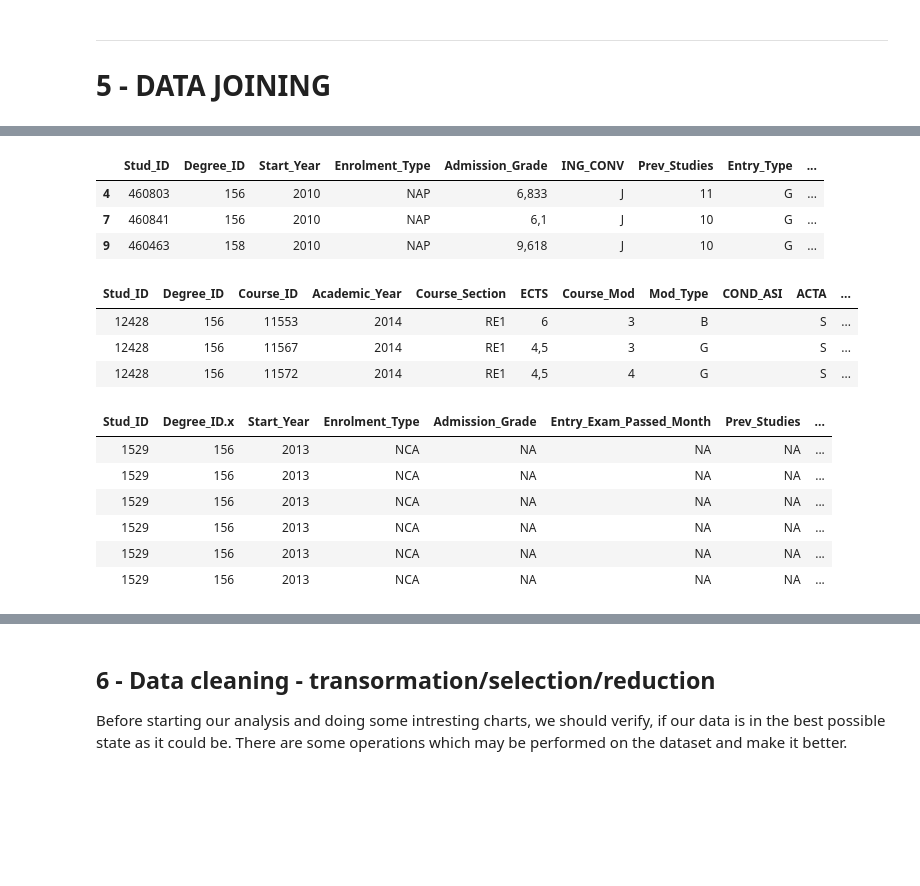
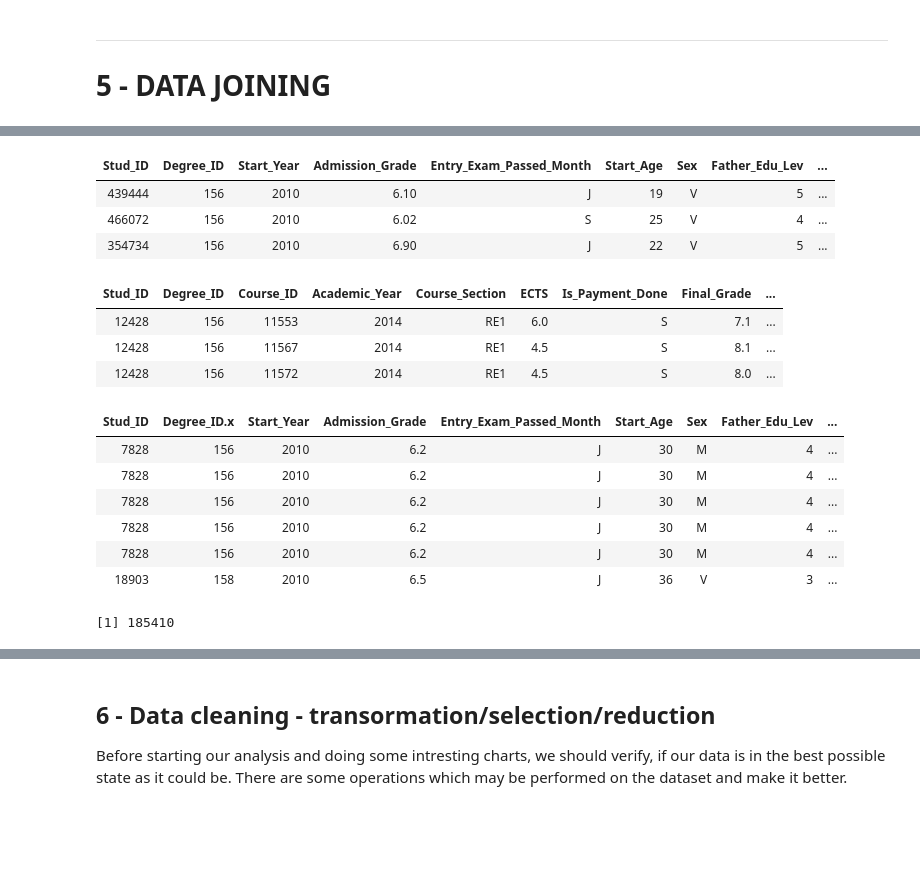
Before and after one commit to adamKuzanski/EduucatonalDataAnalysis, a Jupyter notebook: dataAnalysis.ipynb, the cells around one changed output, grey strips where cells are left out. Saved outputs shown, nothing was run; the diff lists cells and outputs as text; code cells hidden in the pictures.

Commit message:
Make data cleanup, discretization and write some ideas

```diff
--- a/dataAnalysis.ipynb
+++ b/dataAnalysis.ipynb
@@ -36,7 +39,7 @@ The provided data has been presented in the form of csv file. What is worth noti
         na.string=c("") - this function tells to marked as an NA an empty string ( so something which has nothing insinde )
 # %%
 # Load courses dataset
-courses_df <-  read.csv(paste(WORKING_DIRECTORY, DATASET_PATH, COURSES, sep='') ,header=TRUE, sep=';', na.strings=c(""))
+courses_df <-  read.csv2(paste(WORKING_DIRECTORY, DATASET_PATH, COURSES, sep='') ,header=TRUE, na.strings=c(""))
 head(courses_df, 3)
 # %% [output]
 | NIP | TIT | ASI | CACA | GLM | CTOT | BLO | TPBLO | COND_ASI | ACTA | NOTA | CAL | ... |
@@ -46,6 +49,6 @@ head(courses_df, 3)
 # %%
 # Load enrolments dataset
-enrolments_df <- read.csv(paste(WORKING_DIRECTORY, DATASET_PATH, ENROLMENTS, sep='') ,header=TRUE, sep=';', na.strings=c(""))
+enrolments_df <- read.csv2(paste(WORKING_DIRECTORY, DATASET_PATH, ENROLMENTS, sep='') ,header=TRUE, na.strings=c(""))
 head(enrolments_df, 3)
 # %% [output]
 | NIP | TIT | ANYCOM | ING_INGRESO | ING_NOTA | ING_CONV | ING_EST | ING_CUPO | CURSO_TITULADO | EDAD | ... |
@@ -429,0 +471,10 @@ As we can see now, there are no NAs in our table.
+# %%
+print("--> DROPPING 2 ROWS WITH NA")
+nb_initial_rows <- nrow(enrolments_clean_df)
+enrolments_clean_df <- enrolments_clean_df[!is.na(enrolments_clean_df$Father_Edu_Lev), ]
+enrolments_clean_df <- enrolments_clean_df[!is.na(enrolments_clean_df$Mother_Edu_Lev), ]
+nb_clean_rows <- nrow(enrolments_clean_df)
+print(paste("Rows before: ", nb_initial_rows, " Rows after: ", nb_clean_rows, sep = ""))
+
+summary(enrolments_clean_df)
+nrow(enrolments_clean_df)
@@ -502,8 +583,23 @@ So as we can see, there are few columns with NA-s
 # %%
-# lets drop NA-s for Stud_ID
+# Remove rows with NAs from ther requred columns
+print("--> DROPPING ROWS WITH NA")
+nb_initial_rows <- nrow(courses_df)
 courses_clean_df <- courses_df[!is.na(courses_df$Stud_ID), ]
-print("Stud_ID Summary")
-summary(courses_clean_df)[,1]
+courses_clean_df <- courses_clean_df[!is.na(courses_clean_df$Course_Section), ]
+courses_clean_df <- courses_clean_df[!is.na(courses_clean_df$Final_Grade), ]
+nb_clean_rows <- nrow(courses_clean_df)
+print(paste("Rows before: ", nb_initial_rows, " Rows after: ", nb_clean_rows, sep = ""))
 
-# todo - decide on Courses_Mod
+# Remove the columns which we think are useless or are not understandable
+print("--> DROPPING THE COLUMNS")
+nb_initial_cols <- ncol(courses_clean_df)
+col_drops <- c(
+    "Course_Mod",
+    "Mod_Type",
+    "COND_ASI")
+courses_clean_df <- courses_clean_df[, !(names(courses_clean_df) %in% col_drops)]
+nb_clean_cols <- ncol(courses_clean_df)
+print(paste("Columns before: ", nb_initial_cols, " Columns after: ", nb_clean_cols, sep = ""))
+
+summary(courses_clean_df)
 # %% [output]
@@ -625,29 +778,31 @@ head(courses_df_clean, 0)
     I will use "Inner join" method, as I want to have the data for students, who appeares in both datasets
 # %%
 # See the data
-head(enrolments_df_clean, 3)
-head(courses_df_clean, 3)
+head(enrolments_clean_df, 3)
+head(courses_clean_df, 3)
 # %% [output]
-|  | Stud_ID | Degree_ID | Start_Year | Enrolment_Type | Admission_Grade | ING_CONV | Prev_Studies | Entry_Type | ... |
-| 4 | 460803 | 156 | 2010 | NAP | 6,833 | J | 11 | G | ... |
-| 7 | 460841 | 156 | 2010 | NAP | 6,1 | J | 10 | G | ... |
-| 9 | 460463 | 158 | 2010 | NAP | 9,618 | J | 10 | G | ... |
+| Stud_ID | Degree_ID | Start_Year | Admission_Grade | Entry_Exam_Passed_Month | Start_Age | Sex | Father_Edu_Lev | ... |
+| 439444 | 156 | 2010 | 6.10 | J | 19 | V | 5 | ... |
+| 466072 | 156 | 2010 | 6.02 | S | 25 | V | 4 | ... |
+| 354734 | 156 | 2010 | 6.90 | J | 22 | V | 5 | ... |
-| Stud_ID | Degree_ID | Course_ID | Academic_Year | Course_Section | ECTS | Course_Mod | Mod_Type | COND_ASI | ACTA | ... |
-| 12428 | 156 | 11553 | 2014 | RE1 | 6 | 3 | B |  | S | ... |
-| 12428 | 156 | 11567 | 2014 | RE1 | 4,5 | 3 | G |  | S | ... |
-| 12428 | 156 | 11572 | 2014 | RE1 | 4,5 | 4 | G |  | S | ... |
+| Stud_ID | Degree_ID | Course_ID | Academic_Year | Course_Section | ECTS | Is_Payment_Done | Final_Grade | ... |
+| 12428 | 156 | 11553 | 2014 | RE1 | 6.0 | S | 7.1 | ... |
+| 12428 | 156 | 11567 | 2014 | RE1 | 4.5 | S | 8.1 | ... |
+| 12428 | 156 | 11572 | 2014 | RE1 | 4.5 | S | 8.0 | ... |
 # %%
 # merge two data frames by Stud_ID
-enrolments_courses_df <- merge(enrolments_clean_df, courses_clean_df,by="Stud_ID")
+enrolments_courses_df <- merge(enrolments_clean_df, courses_clean_df,by=c("Stud_ID"))
 head(enrolments_courses_df)
+nrow(enrolments_courses_df)
 # %% [output]
-| Stud_ID | Degree_ID.x | Start_Year | Enrolment_Type | Admission_Grade | Entry_Exam_Passed_Month | Prev_Studies | ... |
-| 1529 | 156 | 2013 | NCA | NA | NA | NA | ... |
-| 1529 | 156 | 2013 | NCA | NA | NA | NA | ... |
-| 1529 | 156 | 2013 | NCA | NA | NA | NA | ... |
-| 1529 | 156 | 2013 | NCA | NA | NA | NA | ... |
-| 1529 | 156 | 2013 | NCA | NA | NA | NA | ... |
-| 1529 | 156 | 2013 | NCA | NA | NA | NA | ... |
+| Stud_ID | Degree_ID.x | Start_Year | Admission_Grade | Entry_Exam_Passed_Month | Start_Age | Sex | Father_Edu_Lev | ... |
+| 7828 | 156 | 2010 | 6.2 | J | 30 | M | 4 | ... |
+| 7828 | 156 | 2010 | 6.2 | J | 30 | M | 4 | ... |
+| 7828 | 156 | 2010 | 6.2 | J | 30 | M | 4 | ... |
+| 7828 | 156 | 2010 | 6.2 | J | 30 | M | 4 | ... |
+| 7828 | 156 | 2010 | 6.2 | J | 30 | M | 4 | ... |
+| 18903 | 158 | 2010 | 6.5 | J | 36 | V | 3 | ... |
+[1] 185410
 # %%
 print("We have data about this manny students")
 nrow(enrolments_clean_df)
```
Also changed, not shown: parts of 69 cells of this notebook.
